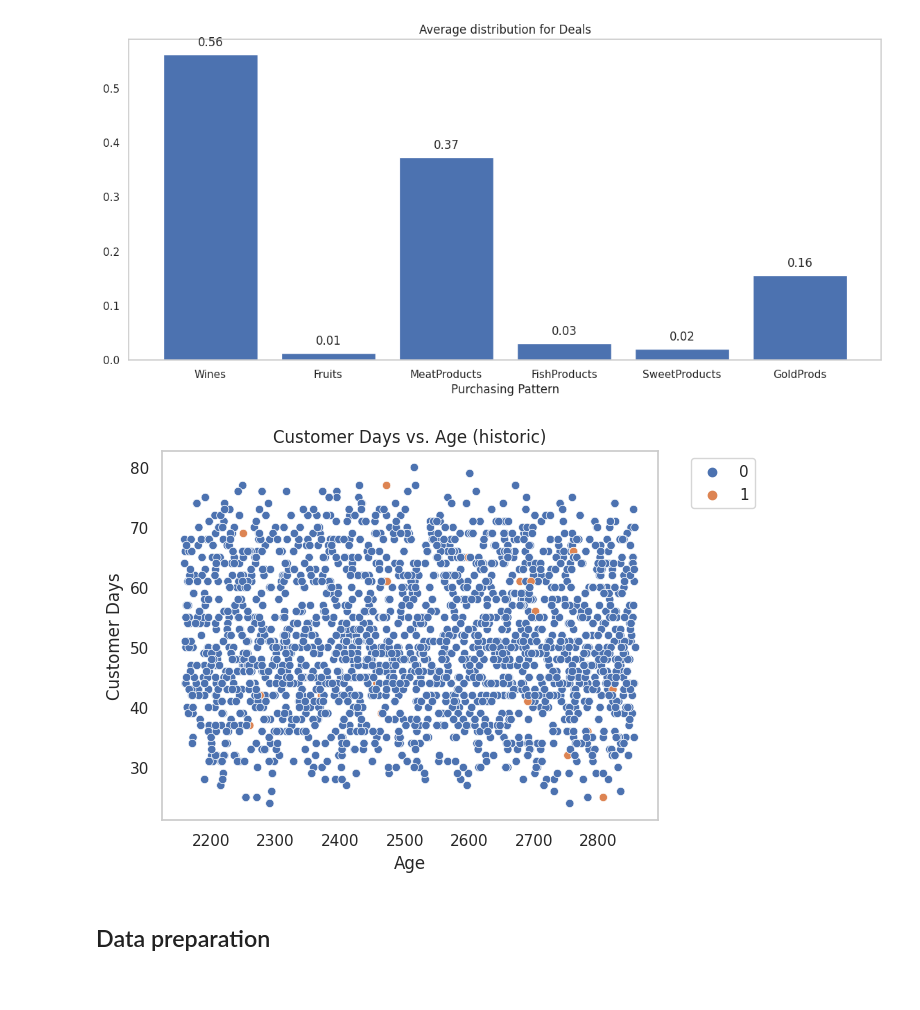
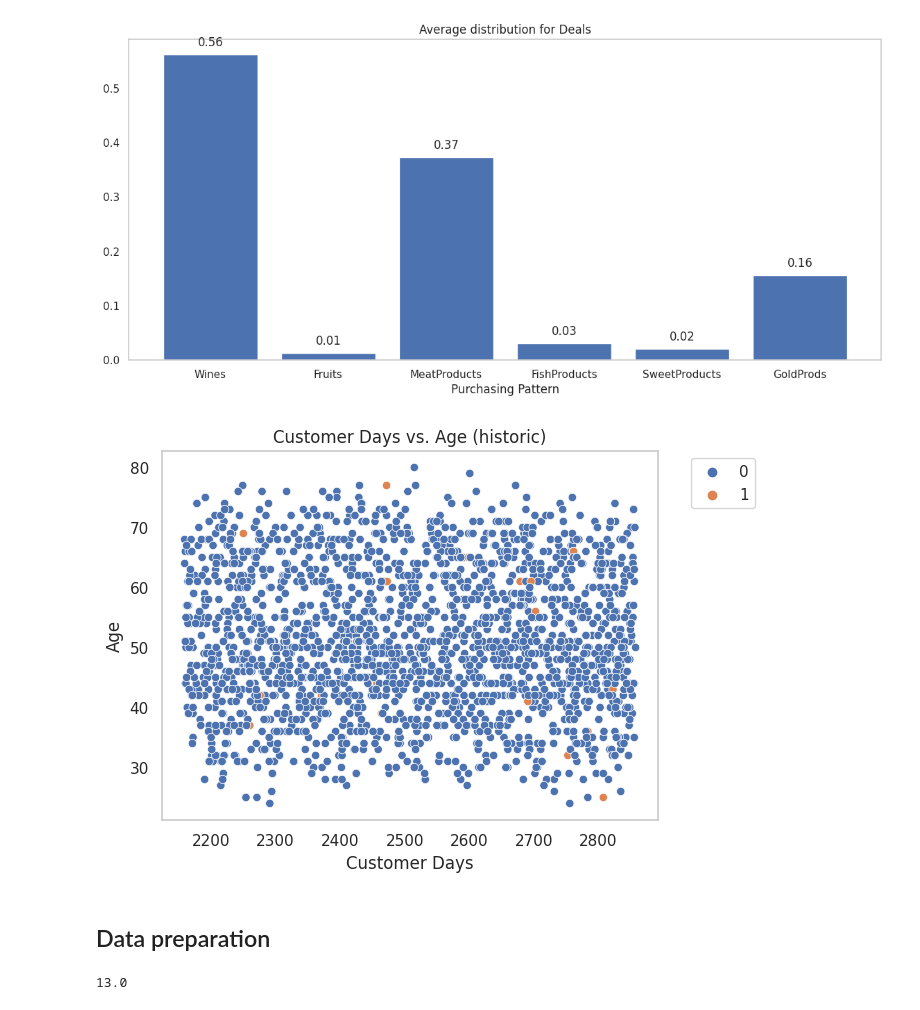
Before and after one commit to petrugeral/Marketing_Analytics, a Jupyter notebook: ifood_marketing_analytics/workspace.ipynb, the cells around one changed output. Saved outputs shown, nothing was run; the diff lists cells and outputs as text; code cells hidden in the pictures.

```diff
--- a/ifood_marketing_analytics/workspace.ipynb
+++ b/ifood_marketing_analytics/workspace.ipynb
@@ -702,15 +705,19 @@ The purchasing profile is the following:
 # %%
 sns.scatterplot(x=df['Customer_Days'],y =df['Age'] ,hue=df['Complain'])
 plt.title('Customer Days vs. Age (historic)')
-plt.xlabel('Age')
-plt.ylabel('Customer Days')
+plt.xlabel('Customer Days')
+plt.ylabel('Age')
 
 plt.legend(bbox_to_anchor=(1.05, 1), loc='upper left')
 plt.grid(False)
 # %% [output]
-[figure, old version]
+[figure, new version]
 # %% [markdown]
 ## Data preparation
 # %%
 x = df.drop('Response',axis = 1)
 y = df['Response']
+# %%
+len(x.columns)/2
+# %% [output]
+13.0
```
Also changed, not shown: parts of 6 cells of this notebook.
